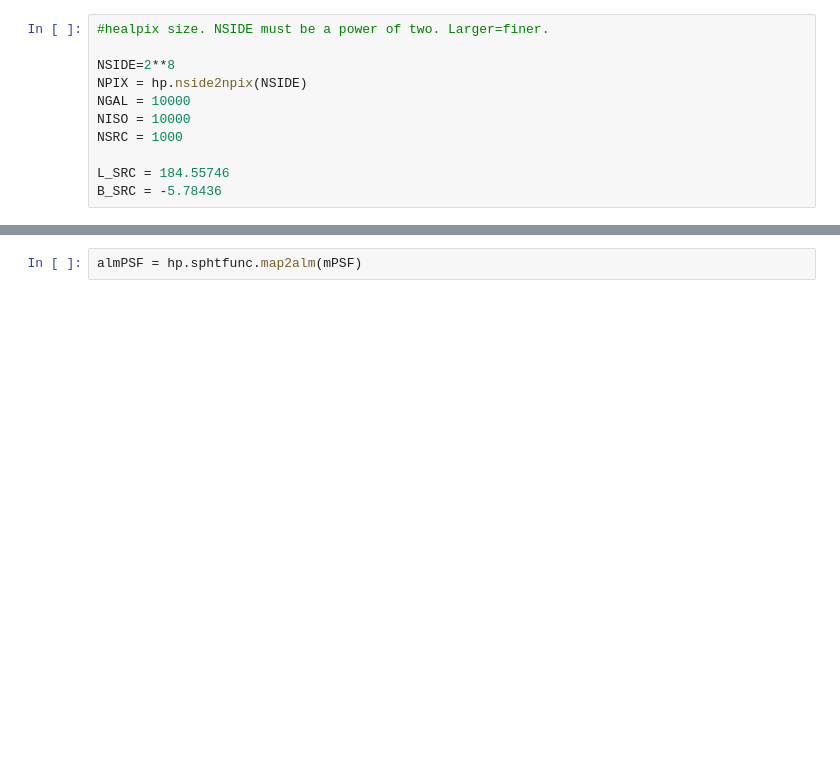
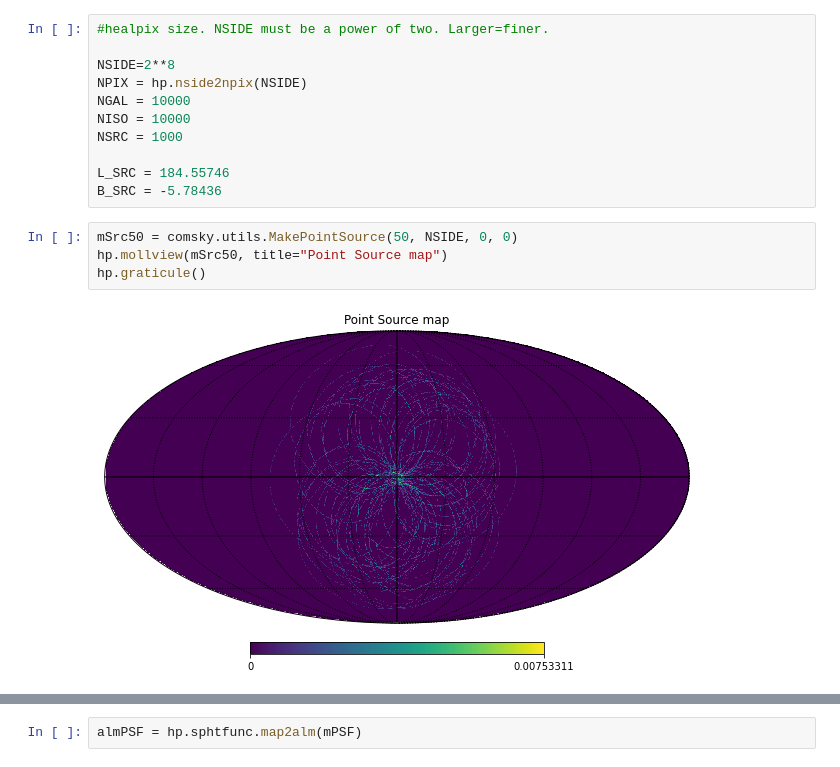
Before and after one commit to eacharles/comsky, a Jupyter notebook: nb/ComSky.ipynb, the cells around one changed output, grey strips where cells are left out. Cells and saved outputs as stored; diff of their text form; blank space fills up the shorter version.

```diff
--- a/nb/ComSky.ipynb
+++ b/nb/ComSky.ipynb
@@ -16,6 +16,12 @@ NSRC = 1000
 
 L_SRC = 184.55746
 B_SRC = -5.78436
+# %%
+mSrc50 = comsky.utils.MakePointSource(50, NSIDE, 0, 0)
+hp.mollview(mSrc50, title="Point Source map")
+hp.graticule()
+# %% [output]
+[figure, added]
 # %%
 nGal = 10000
 mGal = comsky.utils.MakeGalacticBackground(nGal, NSIDE)
```
Also changed, not shown: parts of 9 cells of this notebook, 3 other files.
